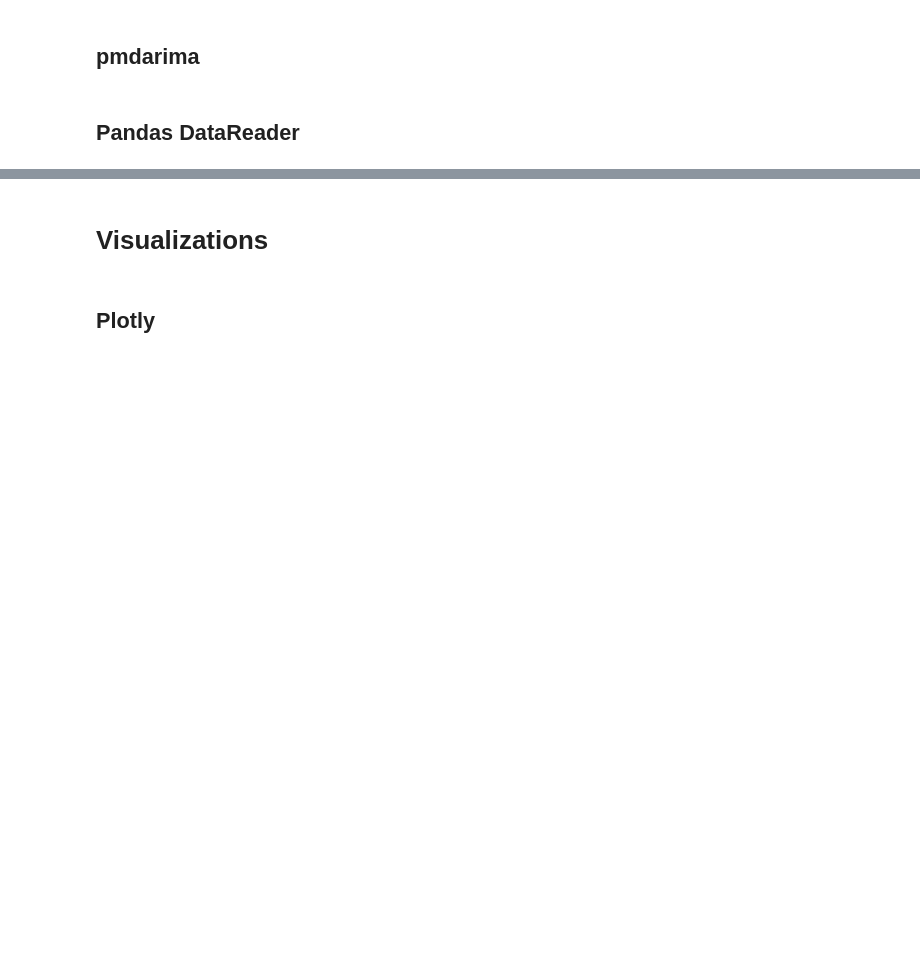
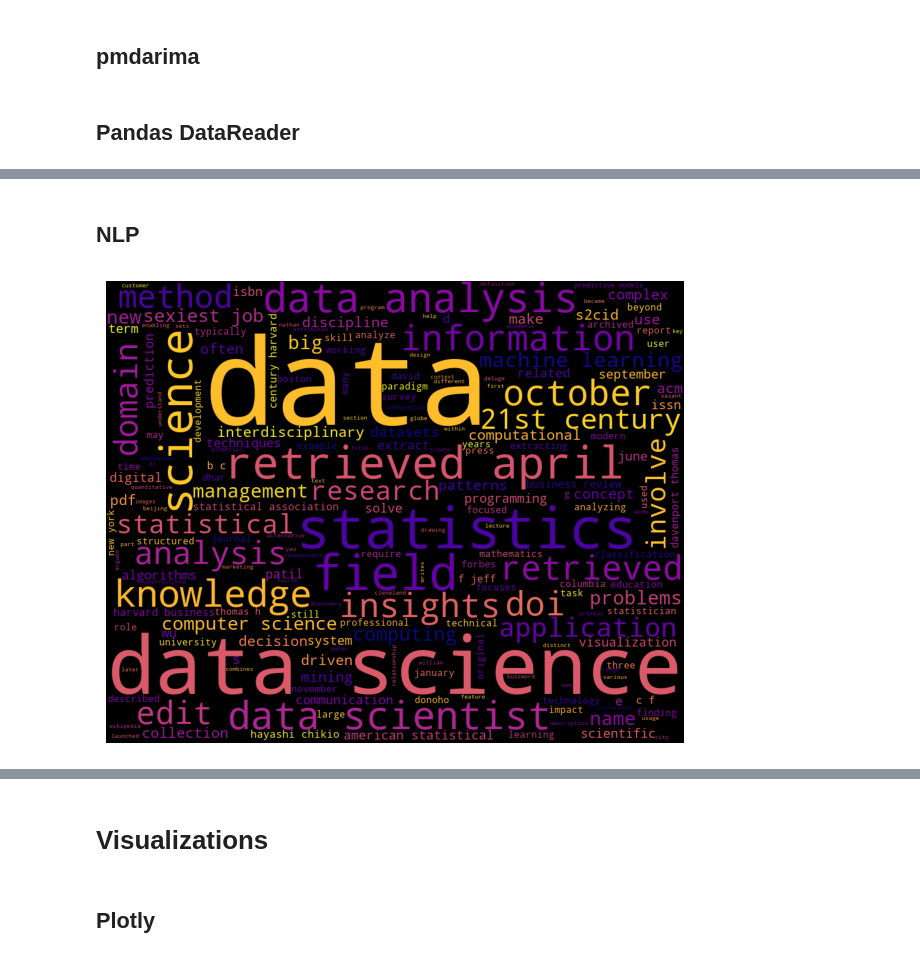
Before and after one commit to coding-dojo-data-science/dojo-env-setup, a Jupyter notebook: EnvironmentTester-windows.ipynb, the cells around one changed output, grey strips where cells are left out. Drawn from its saved outputs; the diff is of its cells as text; code cells hidden in the pictures; blank space fills up the shorter version.

```diff
--- a/EnvironmentTester-windows.ipynb
+++ b/EnvironmentTester-windows.ipynb
@@ -461,0 +475,18 @@ except:
+# %%
+import requests, bs4
+from IPython.display import display,HTML
+try:
+
+    url = "https://en.wikipedia.org/wiki/Data_science"
+    response = requests.get(url)
+    html = response.text
+
+    with open(r"Test Files/wikipedia-data-science.html", "w") as f:
+        f.write(html)
+except:
+    with open(r"Test Files/wikipedia-data-science.html") as f:
+        html = f.read(html)
+# %%
+soup = bs4.BeautifulSoup(html)
+body = soup.find_all(attrs={'id':'bodyContent'})[0]
+doc = body.text
@@ -461,0 +497,2 @@ except:
+# %% [markdown]
+## NLP
@@ -461,0 +502,12 @@ except:
+# %%
+# Tokenize text
+tokens = wordpunct_tokenize(doc.lower())
+
+## Initalize a WordCloud with bigrams
+wordcloud = WordCloud(stopwords=STOPWORDS,width=1000, height=800,
+                      collocations=True,colormap='plasma')
+wordcloud.generate(','.join(tokens),)
+ax = plt.imshow(wordcloud)
+ax.axes.axis('off');
+# %% [output]
+[figure, added]
```
Also changed, not shown: parts of 24 cells of this notebook, 7 other files.
